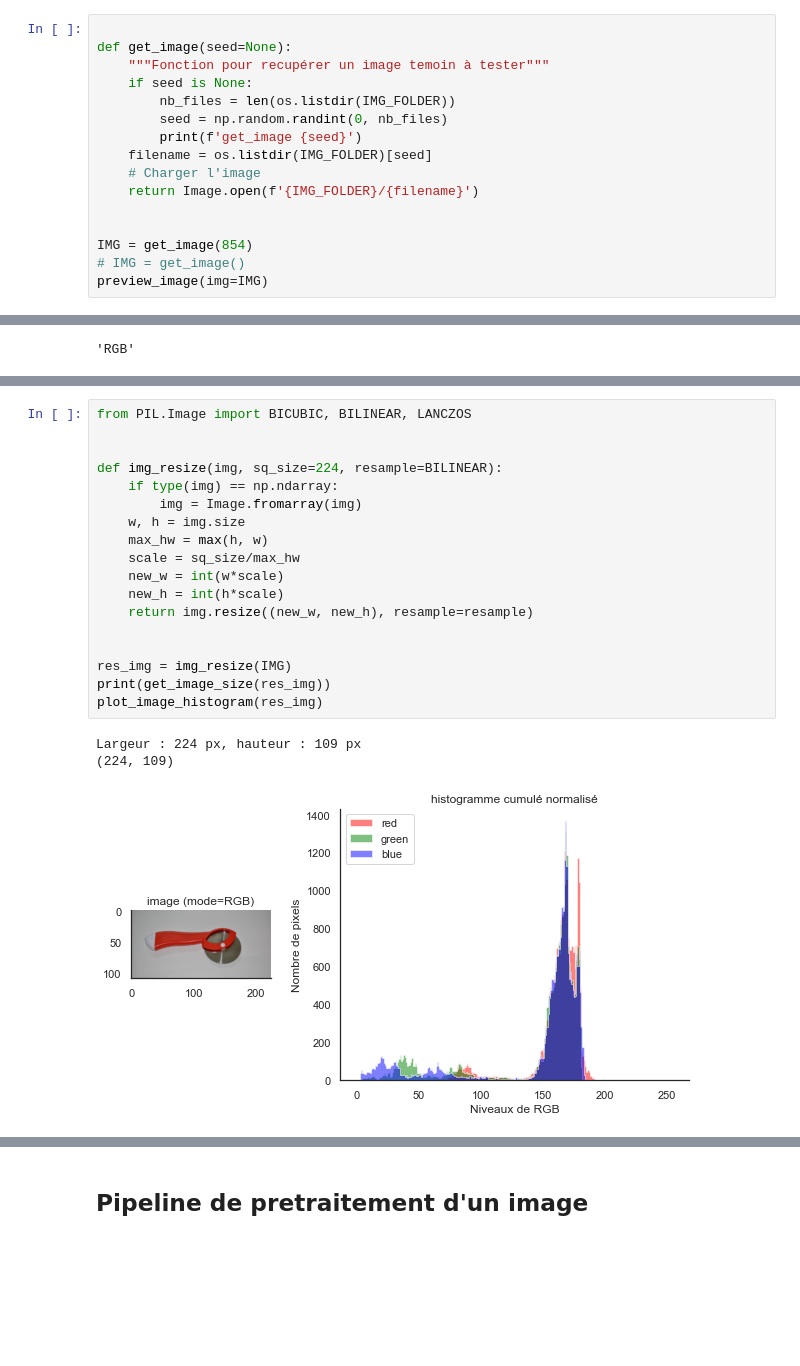
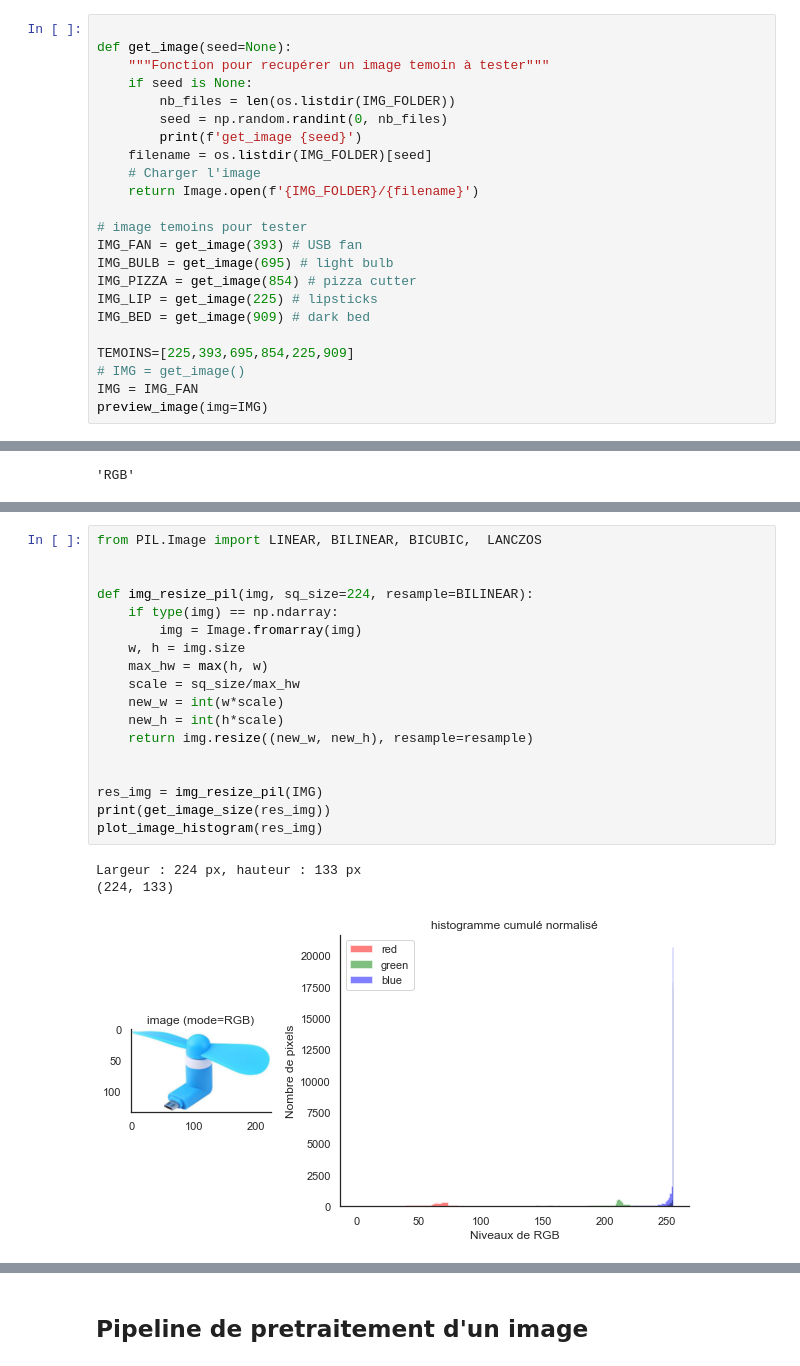
Before and after one commit to mrcreasey/oc-ds-p6-nlp-computer-vision, a Jupyter notebook: P6_02_image_classification.ipynb, the cells around one changed output, grey strips where cells are left out. Cells and saved outputs as stored; diff of their text form; blank space fills up the shorter version.

```diff
--- a/P6_02_image_classification.ipynb
+++ b/P6_02_image_classification.ipynb
@@ -470,8 +563,15 @@ def get_image(seed=None):
     # Charger l'image
     return Image.open(f'{IMG_FOLDER}/{filename}')
 
+# image temoins pour tester
+IMG_FAN = get_image(393) # USB fan
+IMG_BULB = get_image(695) # light bulb
+IMG_PIZZA = get_image(854) # pizza cutter
+IMG_LIP = get_image(225) # lipsticks
+IMG_BED = get_image(909) # dark bed
 
-IMG = get_image(854)
+TEMOINS=[225,393,695,854,225,909]
 # IMG = get_image()
+IMG = IMG_FAN
 preview_image(img=IMG)
 # %% [output]
@@ -683,22 +860,22 @@ Largeur : 6000 px, hauteur : 6000 px
 # %%
-from PIL.Image import BICUBIC, BILINEAR, LANCZOS
+from PIL.Image import LINEAR, BILINEAR, BICUBIC,  LANCZOS
 
 
-def img_resize(img, sq_size=224, resample=BILINEAR):
+def img_resize_pil(img, sq_size=224, resample=BILINEAR):
     if type(img) == np.ndarray:
         img = Image.fromarray(img)
     w, h = img.size
     max_hw = max(h, w)
     scale = sq_size/max_hw
     new_w = int(w*scale)
     new_h = int(h*scale)
     return img.resize((new_w, new_h), resample=resample)
 
 
-res_img = img_resize(IMG)
+res_img = img_resize_pil(IMG)
 print(get_image_size(res_img))
 plot_image_histogram(res_img)
 # %% [output]
-Largeur : 224 px, hauteur : 109 px
-(224, 109)
+Largeur : 224 px, hauteur : 133 px
+(224, 133)
-[figure, old version]
+[figure, new version]
```
Also changed, not shown: parts of 89 cells of this notebook.
